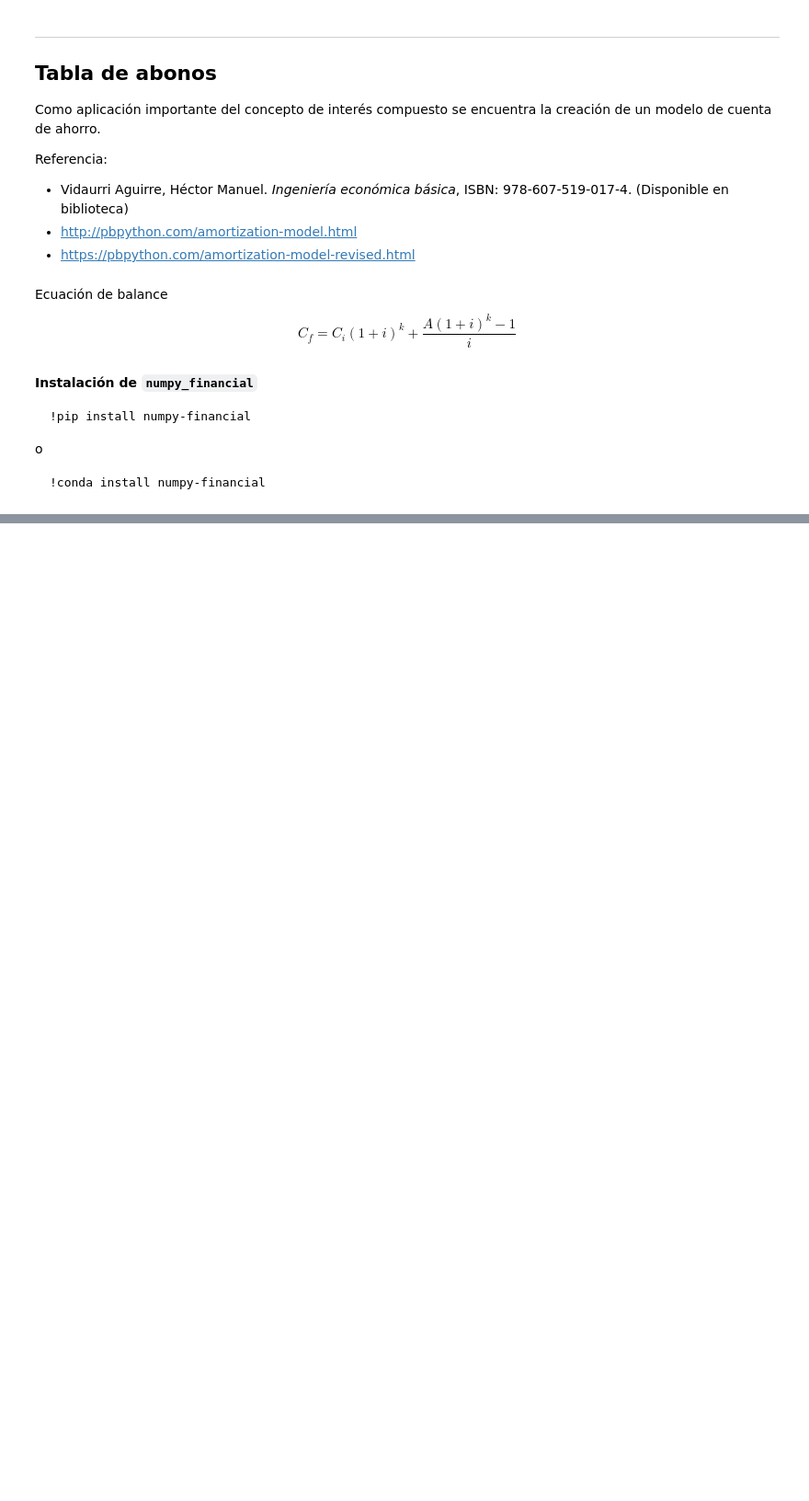
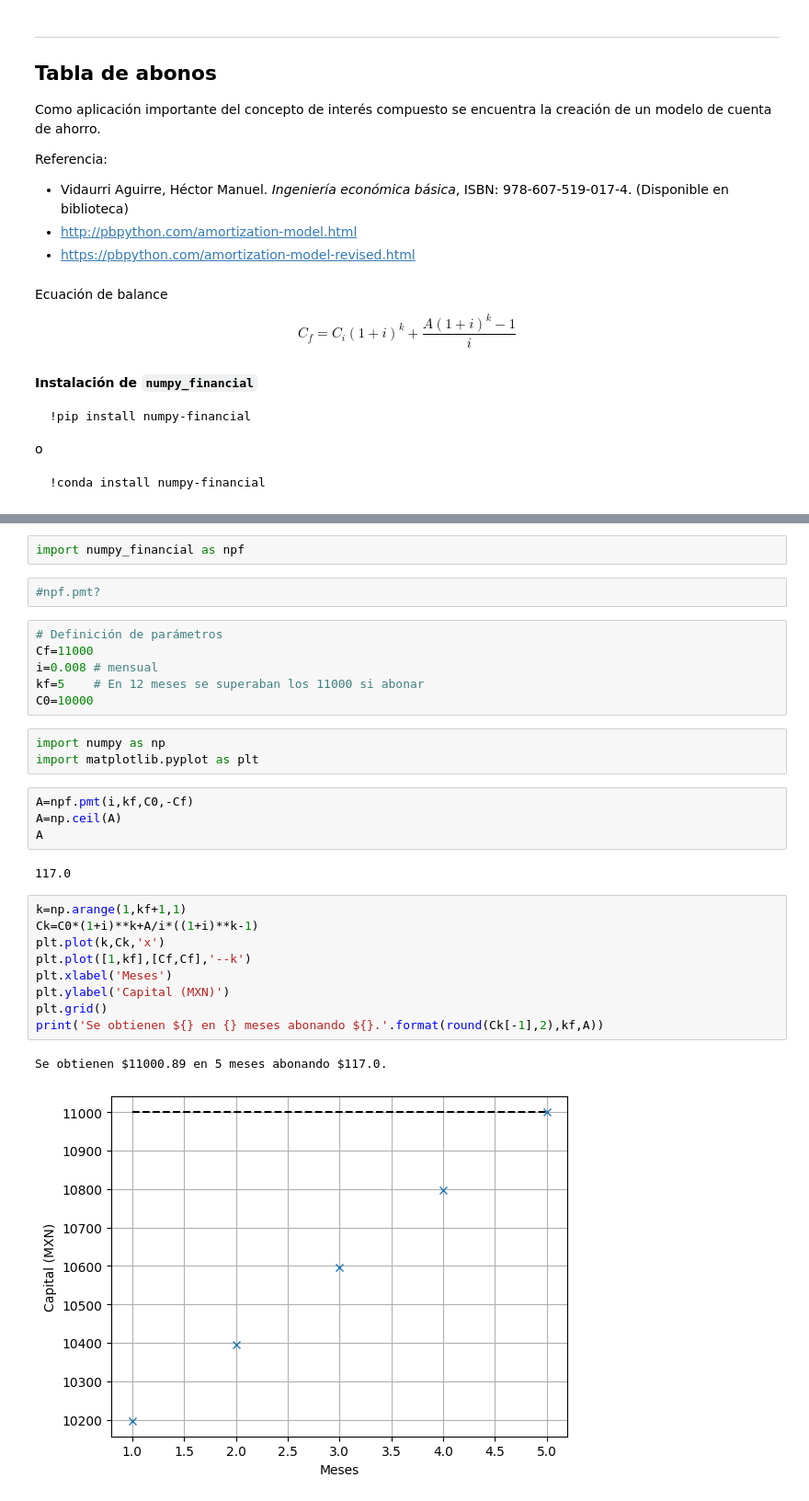
Before and after one commit to ArellanoMCarlos/SimMat_P2024, a Jupyter notebook: Módulo 3 - Ecuaciones diferenciales/Solución simbólica de ecuaciones diferenciales.ipynb, the cells around one changed output, grey strips where cells are left out. Shown at 92% size. Saved outputs shown, nothing was run; the diff lists cells and outputs as text; blank space fills up the shorter version.

```diff
--- a/Módulo 3 - Ecuaciones diferenciales/Solución simbólica de ecuaciones diferenciales.ipynb
+++ b/Módulo 3 - Ecuaciones diferenciales/Solución simbólica de ecuaciones diferenciales.ipynb
@@ -280,0 +289,31 @@ o
+# %%
+import numpy_financial as npf
+# %%
+#npf.pmt?
+# %%
+# Definición de parámetros
+Cf=11000
+i=0.008 # mensual
+kf=5    # En 12 meses se superaban los 11000 si abonar
+C0=10000
+# %%
+import numpy as np
+import matplotlib.pyplot as plt
+# %%
+A=npf.pmt(i,kf,C0,-Cf)
+A=np.ceil(A)
+A
+# %% [output]
+117.0
+# %%
+k=np.arange(1,kf+1,1)
+Ck=C0*(1+i)**k+A/i*((1+i)**k-1)
+plt.plot(k,Ck,'x')
+plt.plot([1,kf],[Cf,Cf],'--k')
+plt.xlabel('Meses')
+plt.ylabel('Capital (MXN)')
+plt.grid()
+print('Se obtienen ${} en {} meses abonando ${}.'.format(round(Ck[-1],2),kf,A))
+# %% [output]
+Se obtienen $11000.89 en 5 meses abonando $117.0.
+[figure, added]
```
Also changed, not shown: parts of 3 cells of this notebook, 2 other files.
